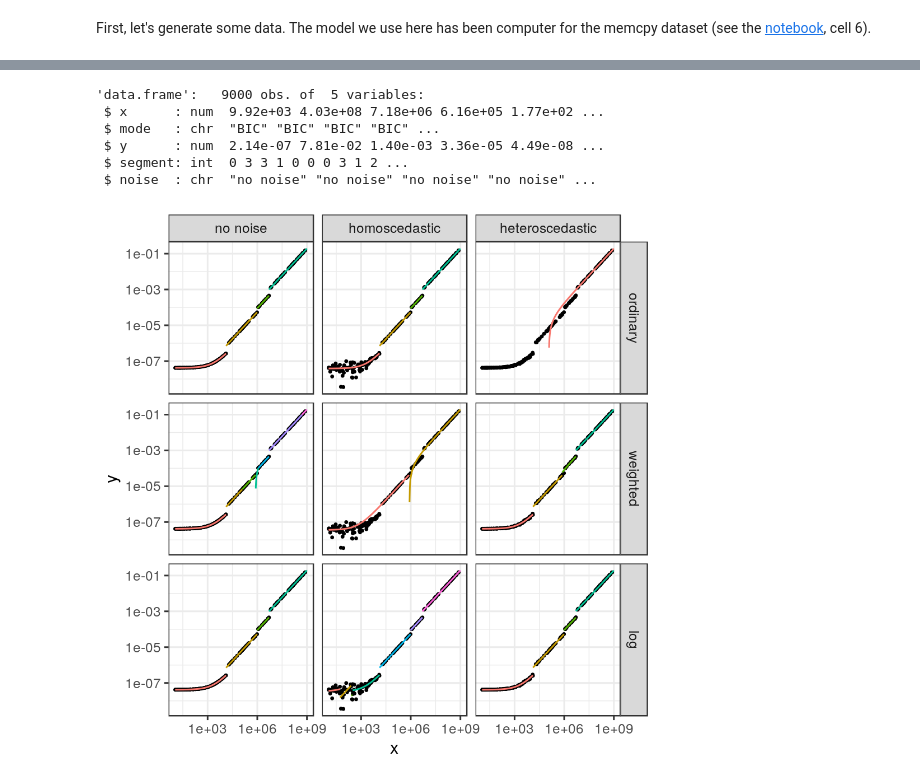
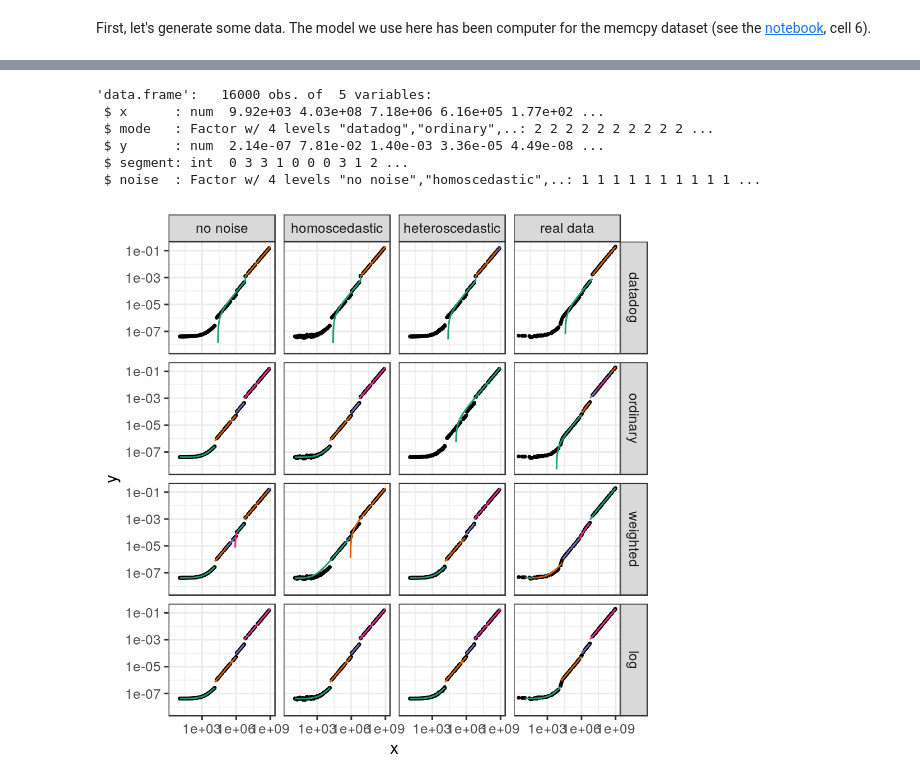
Before and after one commit to Ezibenroc/thesis, a Jupyter notebook: figures_ipynb/pycewise.ipynb, the cells around one changed output, grey strips where cells are left out. Cells and saved outputs as stored; diff of their text form; code cells hidden in the pictures.

Commit message:
Add the real dataset and datadog to pycewise figure

```diff
--- a/figures_ipynb/pycewise.ipynb
+++ b/figures_ipynb/pycewise.ipynb
@@ -105,0 +111,13 @@ pred_heteroscedastic['noise'] = 'heteroscedastic'
+# %%
+df_real = pandas.read_csv('../data/prediction/modeling/network/pycewise/memcpy_small.csv')
+df_real.columns = ['x', 'y']
+df_real['noise'] = 'real data'
+print(ggplot(df_real)
+    + aes(x='x', y='y')
+    + geom_point()
+    + scale_x_log10()
+    + scale_y_log10()
+    + theme_bw()
+)
+pred_real = pandas.concat([compute_df_pred(df_real, mode) for mode in ['BIC', 'weighted', 'log', 'datadog']])
+pred_real['noise'] = 'real data'
@@ -106,6 +127,6 @@ pred_heteroscedastic['noise'] = 'heteroscedastic'
 # %%
-data = pandas.concat([df, df_homoscedastic, df_heteroscedastic])
-predictions = pandas.concat([pred_nonoise, pred_homoscedastic, pred_heteroscedastic])
+data = pandas.concat([df, df_homoscedastic, df_heteroscedastic, df_real])
+predictions = pandas.concat([pred_nonoise, pred_homoscedastic, pred_heteroscedastic, pred_real])
 # %%
 %load_ext rpy2.ipython
 # %%
@@ -114,5 +135,8 @@ predictions = pandas.concat([pred_nonoise, pred_homoscedastic, pred_heteroscedas
 library(dplyr)
 library(ggplot2)
 
+data = data %>%
+    mutate(noise=factor(noise, levels=c("no noise", "homoscedastic", "heteroscedastic", "real data")))
+
 str(data)
 # %% [output]
@@ -123,33 +159,33 @@ str(data)
 # %%
 %%R -i predictions -w 5 -h 5 --units in -r 200
 
+predictions = predictions %>%
+    mutate(mode=ifelse(mode=="BIC", "ordinary", mode)) %>%
+    mutate(mode=factor(mode, levels=c("datadog", "ordinary", "weighted", "log")))
+predictions = predictions %>%
+    mutate(noise=factor(noise, levels=c("no noise", "homoscedastic", "heteroscedastic", "real data")))
 str(predictions)
 # %% [output]
-'data.frame':   9000 obs. of  5 variables:
+'data.frame':   16000 obs. of  5 variables:
  $ x      : num  9.92e+03 4.03e+08 7.18e+06 6.16e+05 1.77e+02 ...
- $ mode   : chr  "BIC" "BIC" "BIC" "BIC" ...
+ $ mode   : Factor w/ 4 levels "datadog","ordinary",..: 2 2 2 2 2 2 2 2 2 2 ...
  $ y      : num  2.14e-07 7.81e-02 1.40e-03 3.36e-05 4.49e-08 ...
  $ segment: int  0 3 3 1 0 0 0 3 1 2 ...
- $ noise  : chr  "no noise" "no noise" "no noise" "no noise" ...
+ $ noise  : Factor w/ 4 levels "no noise","homoscedastic",..: 1 1 1 1 1 1 1 1 1 1 ...
 # %%
 %%R -w 5 -h 5 --units in -r 200
 
-predictions = predictions %>%
-    mutate(mode=ifelse(mode=="BIC", "ordinary", mode)) %>%
-    mutate(mode=factor(mode, levels=c("ordinary", "weighted", "log")))
-predictions = predictions %>%
-    mutate(noise=factor(noise, levels=c("no noise", "homoscedastic", "heteroscedastic")))
-data = data %>%
-    mutate(noise=factor(noise, levels=c("no noise", "homoscedastic", "heteroscedastic")))
-
-ggplot() +
+plot = ggplot() +
     aes(x=x, y=y) +
     geom_point(data=data, size=0.5) +
-    geom_line(data=predictions %>% arrange(x), aes(color=factor(segment))) +
+    geom_line(data=predictions %>% arrange(x), aes(group=segment, color=factor(segment %% 4))) +
     facet_grid(mode~noise) +
     scale_x_log10() +
     scale_y_log10() +
     theme_bw() +
+    scale_color_brewer(palette="Dark2") +
     theme(legend.position='none')
+ggsave(filename='../img/prediction/modeling/network/pycewise.pdf', plot=plot, width=7, height=5)
+plot
 # %% [output]
-[figure, old version]
+[figure, new version]
```
Also changed, not shown: parts of 11 cells of this notebook, 4 other files.
